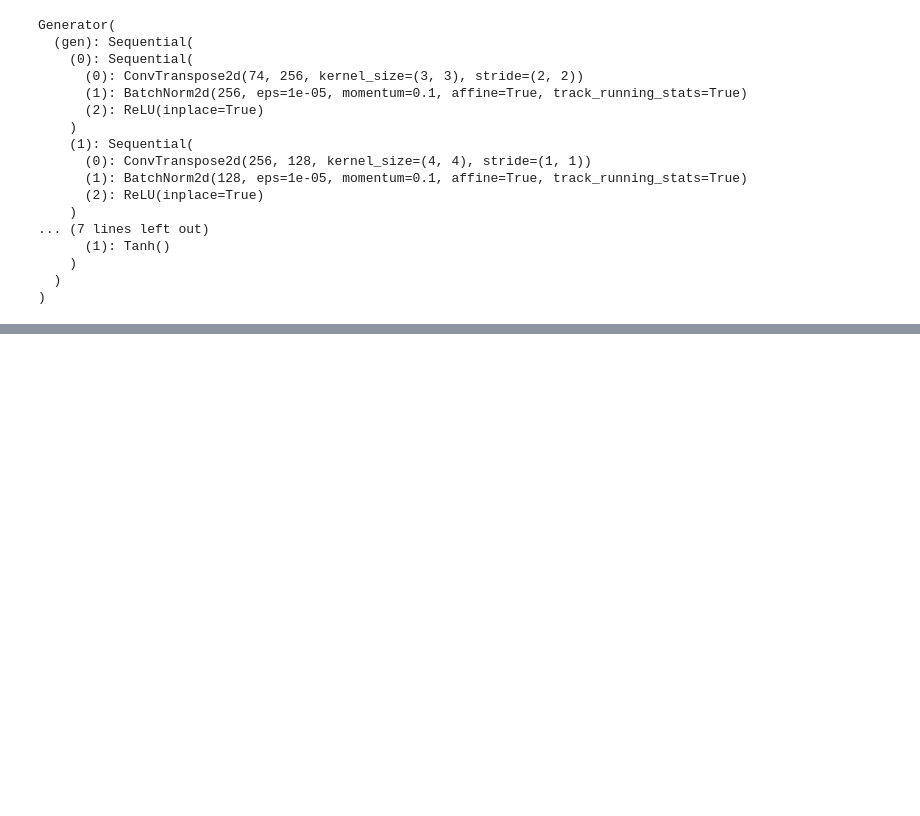
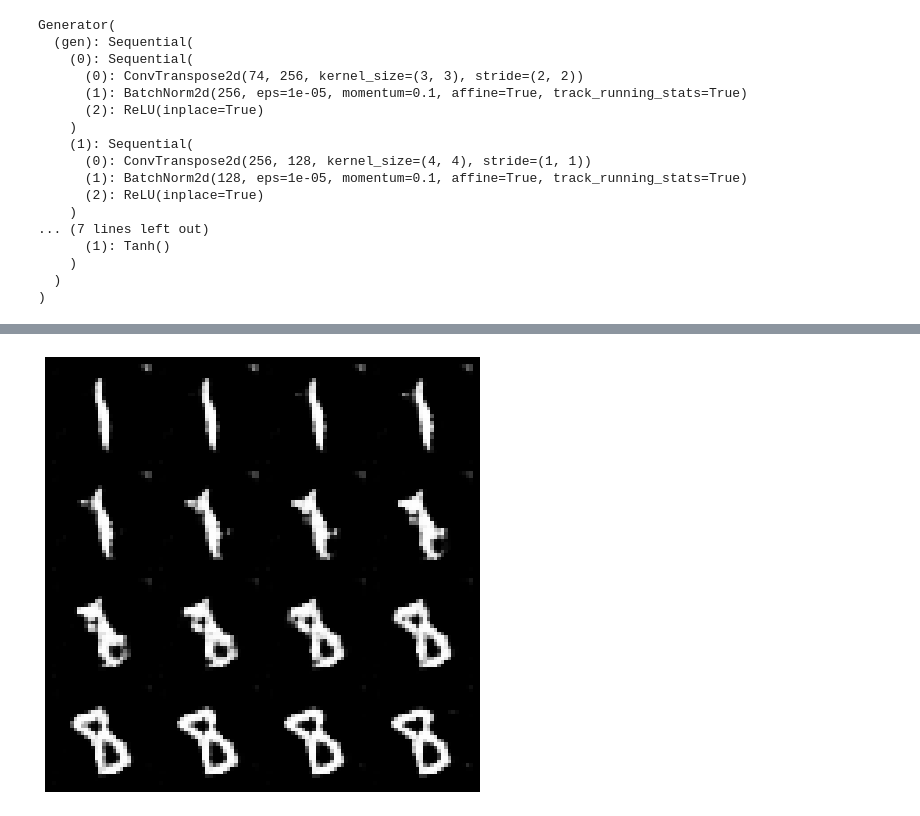
Before and after one commit to Kambakhsh-Eskandari/GANs-projects, a Jupyter notebook: 5.conditional_gan/conditional_gan.ipynb, the cells around one changed output, grey strips where cells are left out. Drawn from its saved outputs; the diff is of its cells as text; code cells hidden in the pictures; blank space fills up the shorter version.

```diff
--- a/5.conditional_gan/conditional_gan.ipynb
+++ b/5.conditional_gan/conditional_gan.ipynb
@@ -272,0 +260,27 @@ Generator(
+# %%
+# generating numbers with interpolation
+
+import math
+
+def interpolate_class(first_number, second_number, n_interpolation):
+    first_label = get_one_hot_labels(torch.Tensor([first_number]).long(), n_classes)
+    second_label = get_one_hot_labels(torch.Tensor([second_number]).long(), n_classes)
+    interpolation_noise = get_noise(1, z_dim, device=device).repeat(n_interpolation, 1)
+
+    # Calculate the interpolation vector between the two labels
+    percent_second_label = torch.linspace(0, 1, n_interpolation)[:, None]
+    interpolation_labels = first_label * (1 - percent_second_label) + second_label * percent_second_label
+
+    # Combine the noise and the labels
+    noise_and_labels = combine_vectors(interpolation_noise, interpolation_labels.to(device))
+    fake = gen(noise_and_labels)
+    show_tensor_images(fake, num_images=n_interpolation, nrow=int(math.sqrt(n_interpolation)), show=False)
+
+start_plot_number = 1 # the start digit
+end_plot_number = 8 # the end digit
+
+plt.figure(figsize=(8, 8))
+interpolate_class(start_plot_number, end_plot_number,n_interpolation=16)
+_ = plt.axis('off')
+# %% [output]
+[figure, added]
```
Also changed, not shown: parts of 5 cells of this notebook.
